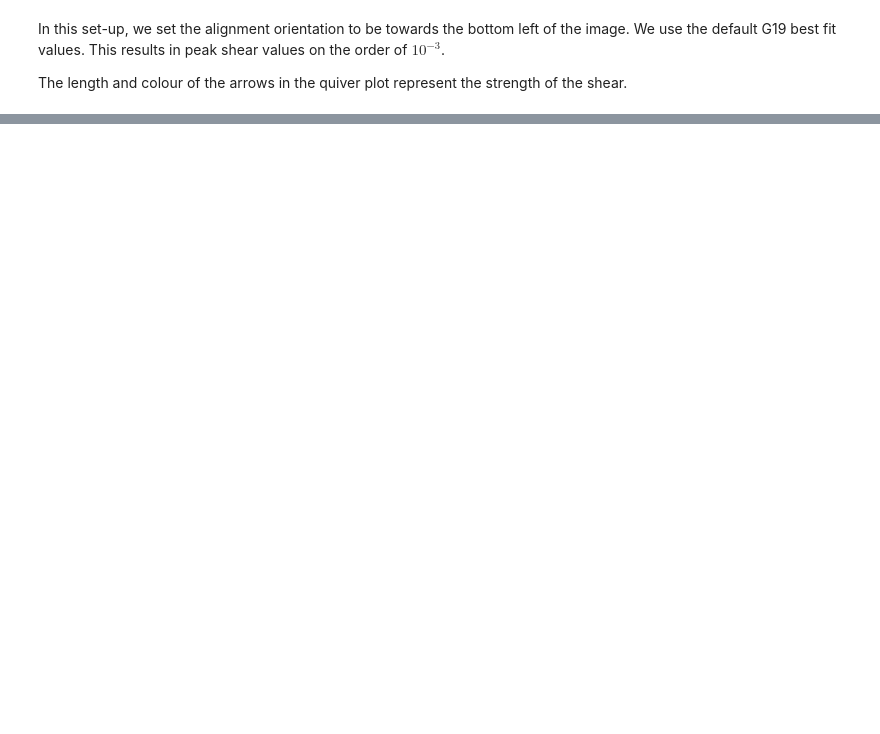
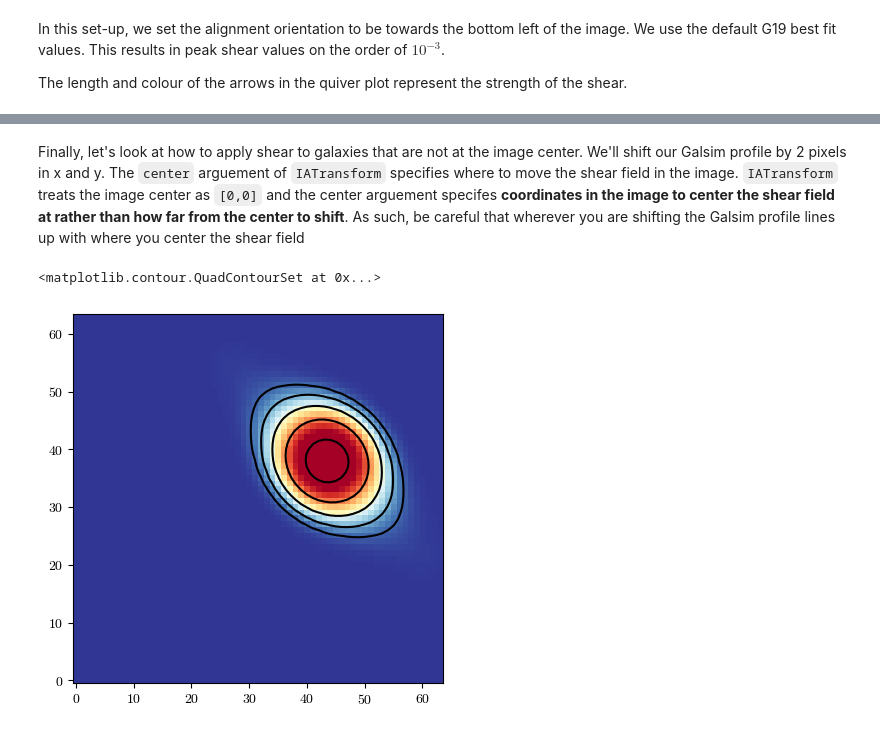
Before and after one commit to CMacM/BATSim, a Jupyter notebook: notebooks/examples/3_Intrinsic_Alignment/intrinsic_alignment_example.ipynb, the cells around one changed output, grey strips where cells are left out. Drawn from its saved outputs; the diff is of its cells as text; code cells hidden in the pictures; blank space fills up the shorter version.

```diff
--- a/notebooks/examples/3_Intrinsic_Alignment/intrinsic_alignment_example.ipynb
+++ b/notebooks/examples/3_Intrinsic_Alignment/intrinsic_alignment_example.ipynb
@@ -222,0 +196,36 @@ NameError: name 'ia_residual_image' is not defined
+# %% [markdown]
+Finally, let's look at how to apply shear to galaxies that are not at the image center. We'll shift our Galsim profile by 2 pixels in x and y. The ``center`` arguement of ``IATransform`` specifies where to move the shear field in the image. ``IATransform`` treats the image center as ``[0,0]`` and the center arguement specifes **coordinates in the image to center the shear field at rather than how far from the center to shift**. As such, be careful that wherever you are shifting the Galsim profile lines up with where you center the shear field
+# %%
+# Shift galaxy center to illustrate how to move the shear field
+gal_shift = gal.shift(dx=2.4,dy=1.3)
+
+# get galaxy centroid to make sure we place the IATransform correctly
+center = gal_shift.centroid
+
+# Define new IATransform with different model parameters
+ia_transform = batsim.IATransform(
+    A=popt[0]*100, # keep amplitude the same
+    beta=1.6, # increase power to give greater gradient in shear
+    scale=pix_scale,
+    hlr=hlr,
+    phi=np.radians(pos_angle),
+    center=[center.x, center.y] # re-center the shear field at the new galaxy center.
+)
+
+# Simulate galaxy image with IA transform using BATSim
+gal_ia_image = batsim.simulate_galaxy(
+    gal_obj=gal_shift,
+    transform_obj=ia_transform,
+    scale=pix_scale,
+    ngrid=npix
+)
+
+# Call batsim plotting utilities to make nicely normalised plot
+fig = batsim.pltutil.make_plot_image(gal_ia_image)
+
+# Plot isophotes
+contours = np.geomspace(0.0001, 1, 10)
+plt.contour(gal_ia_image, levels=contours, colors='black')
+# %% [output]
+<matplotlib.contour.QuadContourSet at 0x...>
+[figure, added]
```
Also changed, not shown: parts of 4 cells of this notebook, 11 other files.
